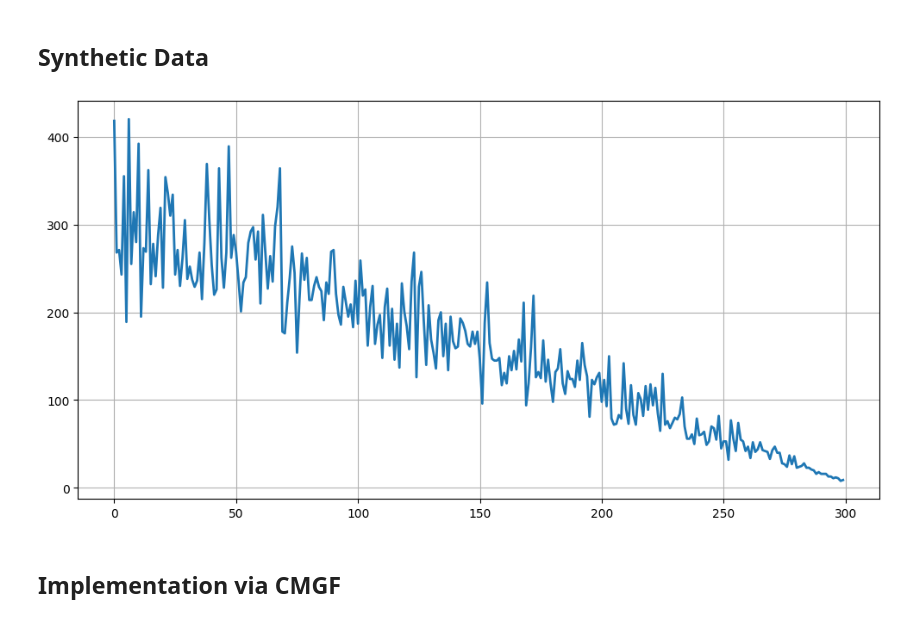
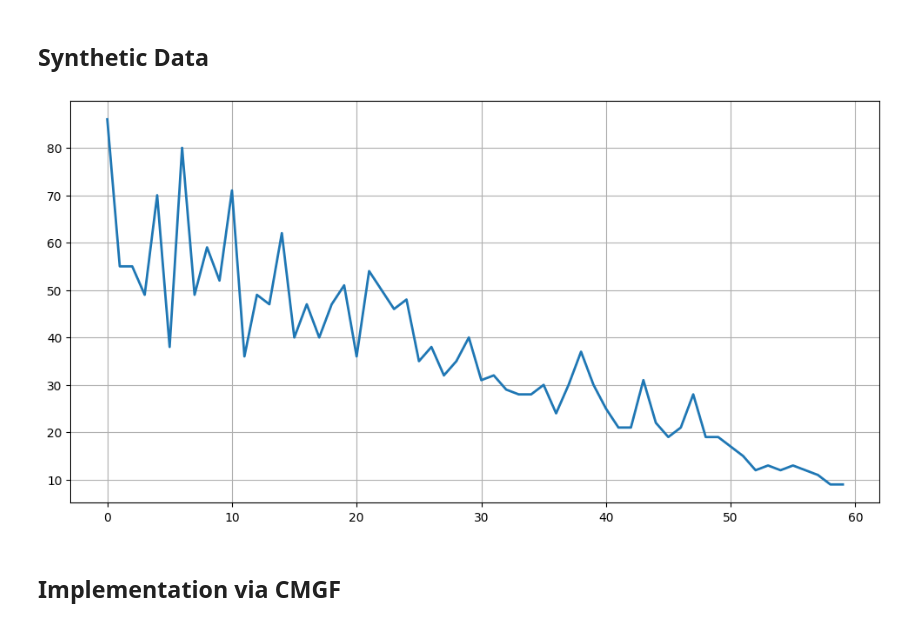
Before and after one commit to probml/sts-jax, a Jupyter notebook: sts_jax/structural_time_series/poiss.ipynb, the cells around one changed output. Drawn from its saved outputs; the diff is of its cells as text; code cells hidden in the pictures.

```diff
--- a/sts_jax/structural_time_series/poiss.ipynb
+++ b/sts_jax/structural_time_series/poiss.ipynb
@@ -13,20 +13,20 @@ import sts_jax.structural_time_series.sts_model as sts
 # %% [markdown]
 ## Synthetic Data
 # %%
-num_steps = 300
-num_training_steps = 250
+num_steps = 60
+num_training_steps = 30
 num_forecast_steps = num_steps - num_training_steps
 
 np.random.seed(1)
 counts = np.round(3 + np.random.lognormal(np.log(np.linspace(
     num_steps, 5, num=num_steps)), 0.2, size=num_steps))
 counts = counts.astype(np.float32)
 counts_training = counts[:num_training_steps]
 plt.figure(figsize=(12, 6))
 plt.plot(counts, lw=2)
 plt.grid()
 # %% [output]
-[figure, old version]
+[figure, new version]
 # %% [markdown]
 ## Implementation via CMGF
 # %%
```
Also changed, not shown: parts of 5 cells of this notebook, 6 other files.
